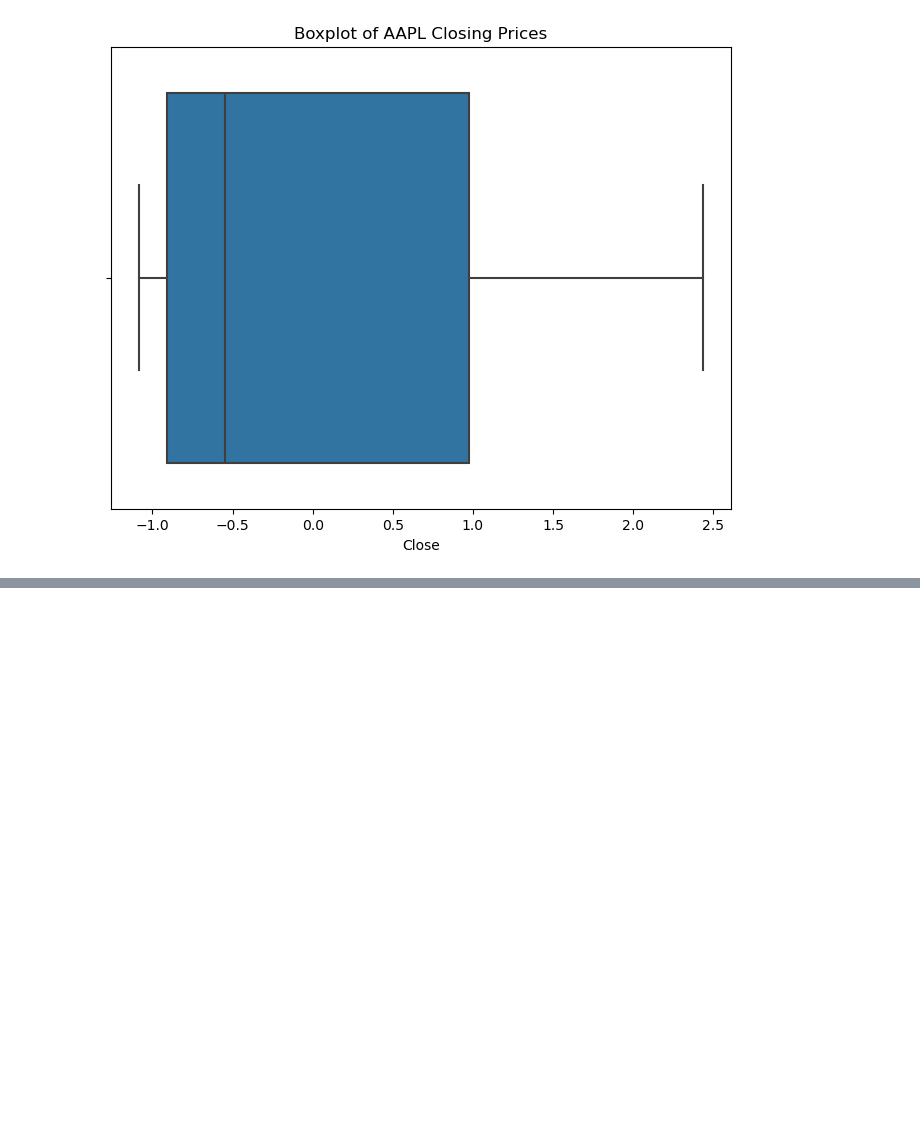
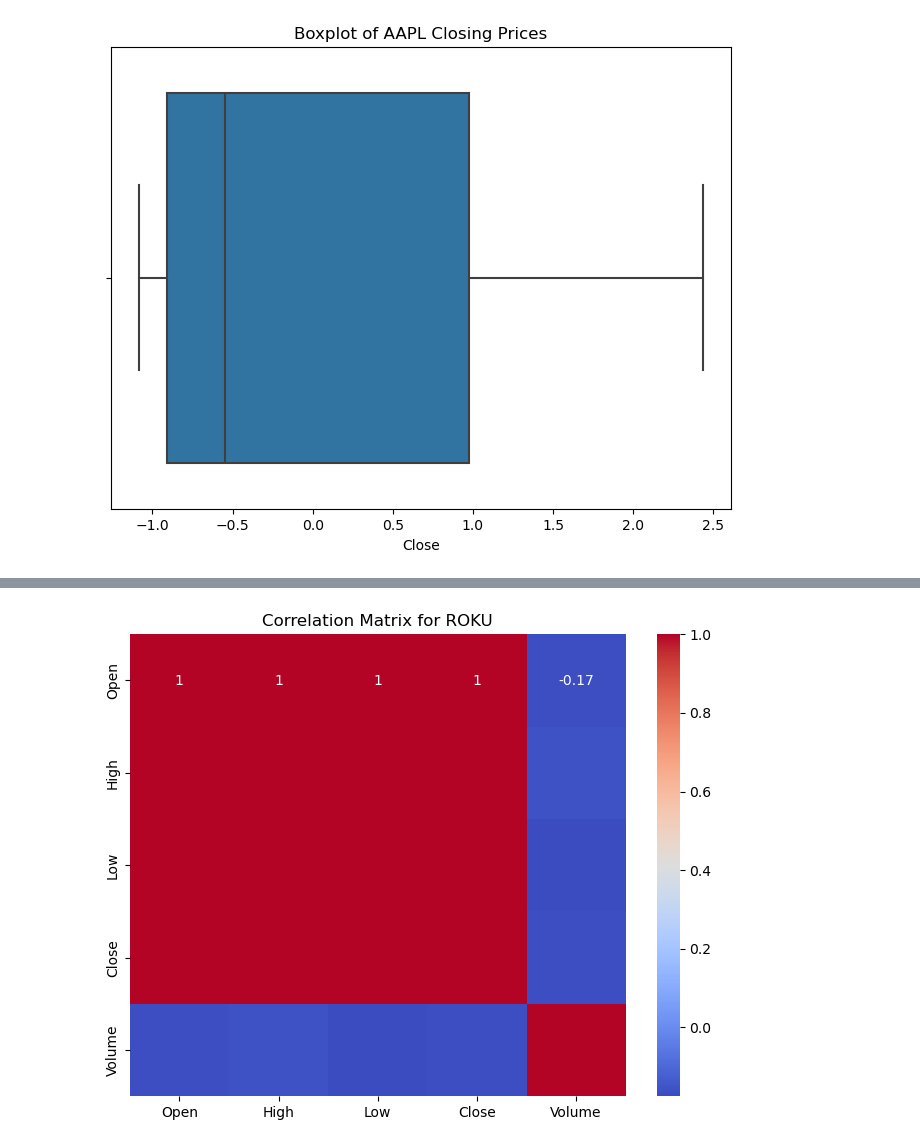
Before and after one commit to lexilutz3/Project4, a Jupyter notebook: stockdataproject4-1.ipynb, the cells around one changed output, grey strips where cells are left out. Drawn from its saved outputs; the diff is of its cells as text; code cells hidden in the pictures; blank space fills up the shorter version.

```diff
--- a/stockdataproject4-1.ipynb
+++ b/stockdataproject4-1.ipynb
@@ -316,0 +325,8 @@ plt.show()
+# %%
+# Heatmap for ROKU
+plt.figure(figsize=(8, 6))
+sns.heatmap(cleaned_data_frames ['ROKU'].corr(), annot=True, cmap='coolwarm')
+plt.title('Correlation Matrix for ROKU')
+plt.show()
+# %% [output]
+[figure, added]
```
Also changed, not shown: parts of 16 cells of this notebook, 1 other file.
